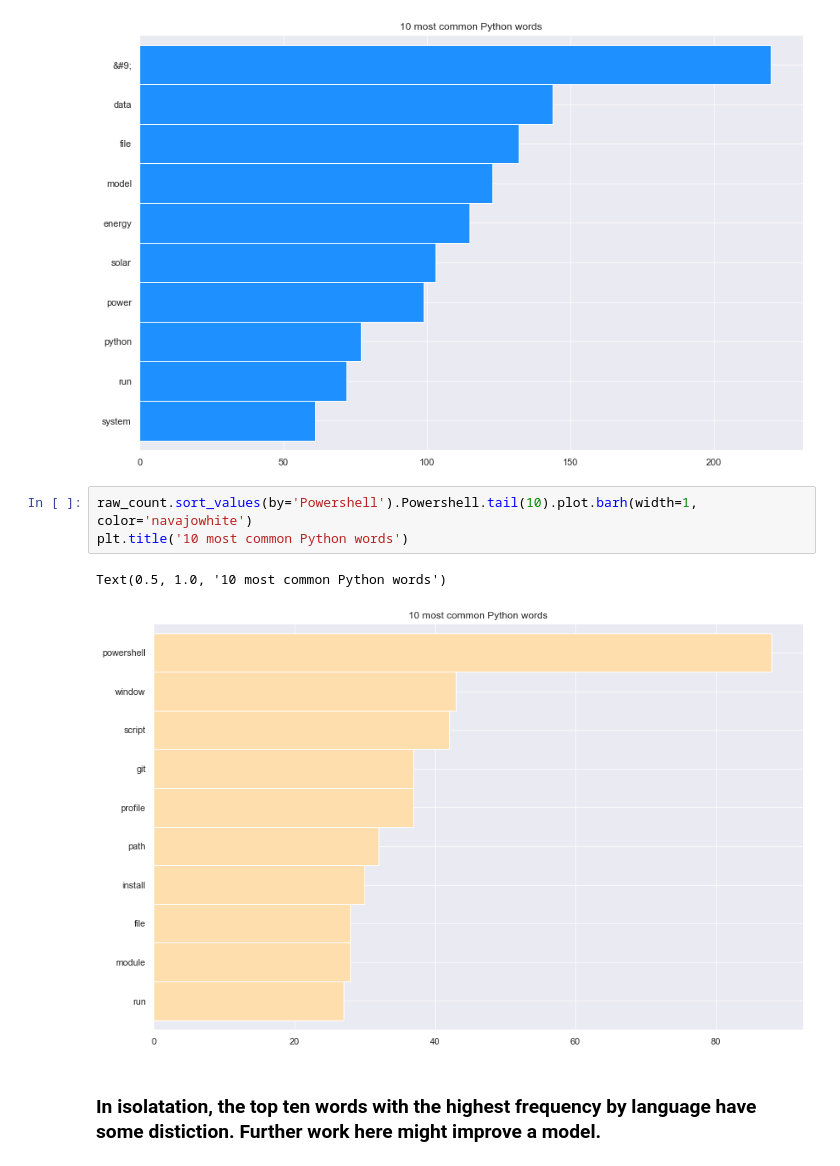
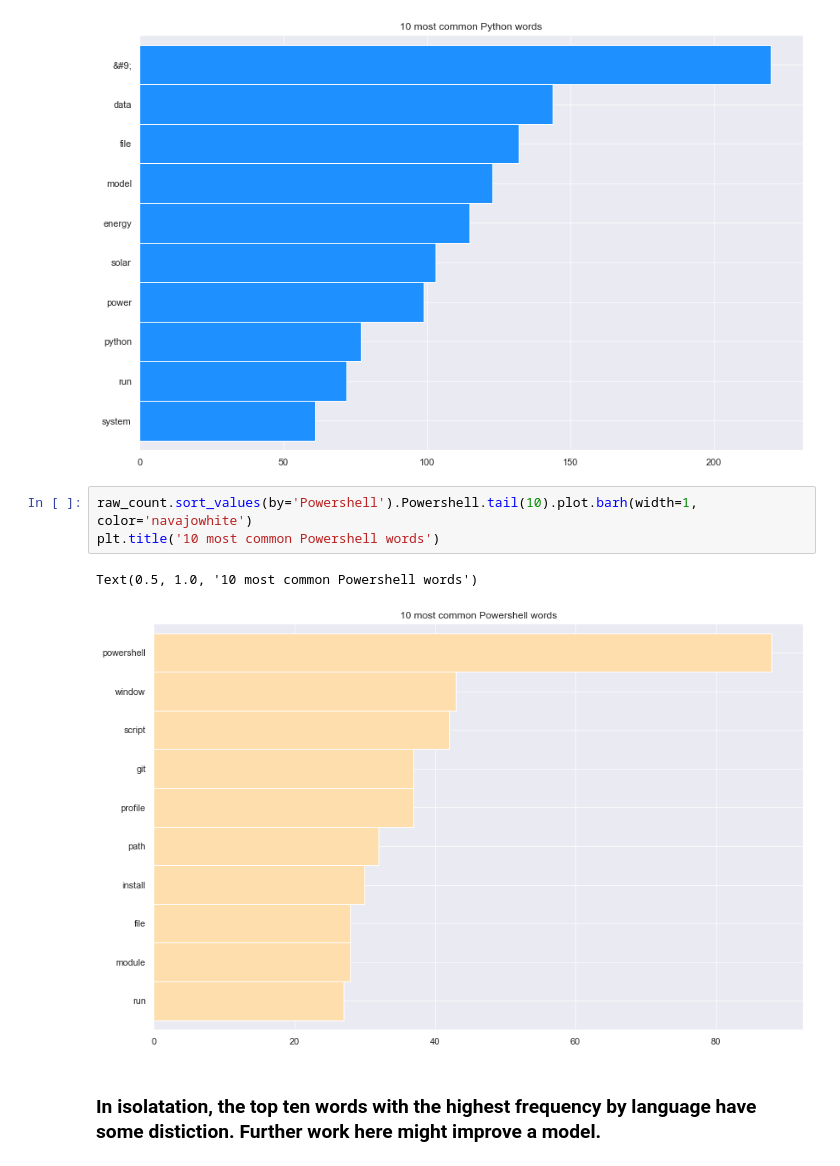
Before and after one commit to github-nlp-project/nlp-project, a Jupyter notebook: github_nlp_notebook.ipynb, the cells around one changed output. Saved outputs shown, nothing was run; the diff lists cells and outputs as text.

```diff
--- a/github_nlp_notebook.ipynb
+++ b/github_nlp_notebook.ipynb
@@ -483,10 +483,10 @@ Text(0.5, 1.0, '10 most common Python words')
 [figure]
 # %%
 raw_count.sort_values(by='Powershell').Powershell.tail(10).plot.barh(width=1, color='navajowhite')
-plt.title('10 most common Python words')
+plt.title('10 most common Powershell words')
 # %% [output]
-Text(0.5, 1.0, '10 most common Python words')
+Text(0.5, 1.0, '10 most common Powershell words')
-[figure, old version]
+[figure, new version]
 # %% [markdown]
 ### In isolatation, the top ten words with the highest frequency by language have some distiction.  Further work here might improve a model.
 # %%
```
Also changed, not shown: parts of 17 cells of this notebook.
